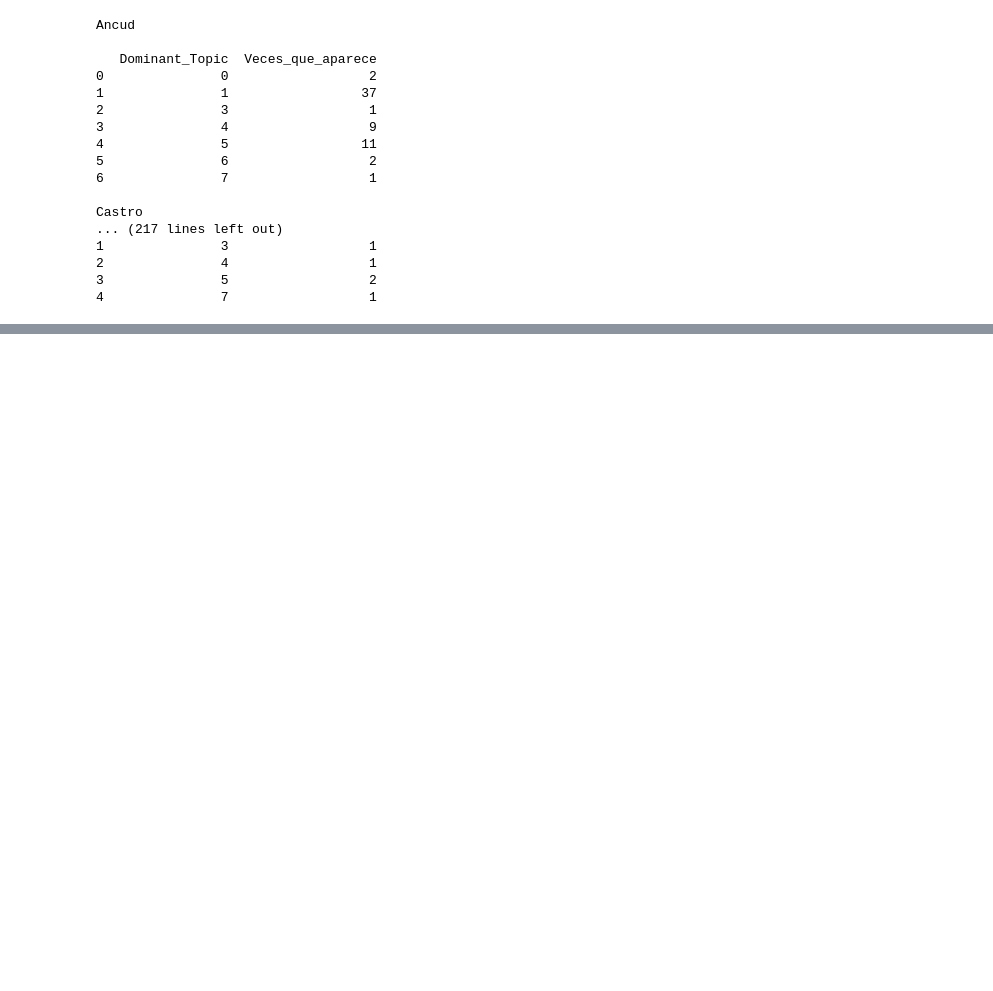
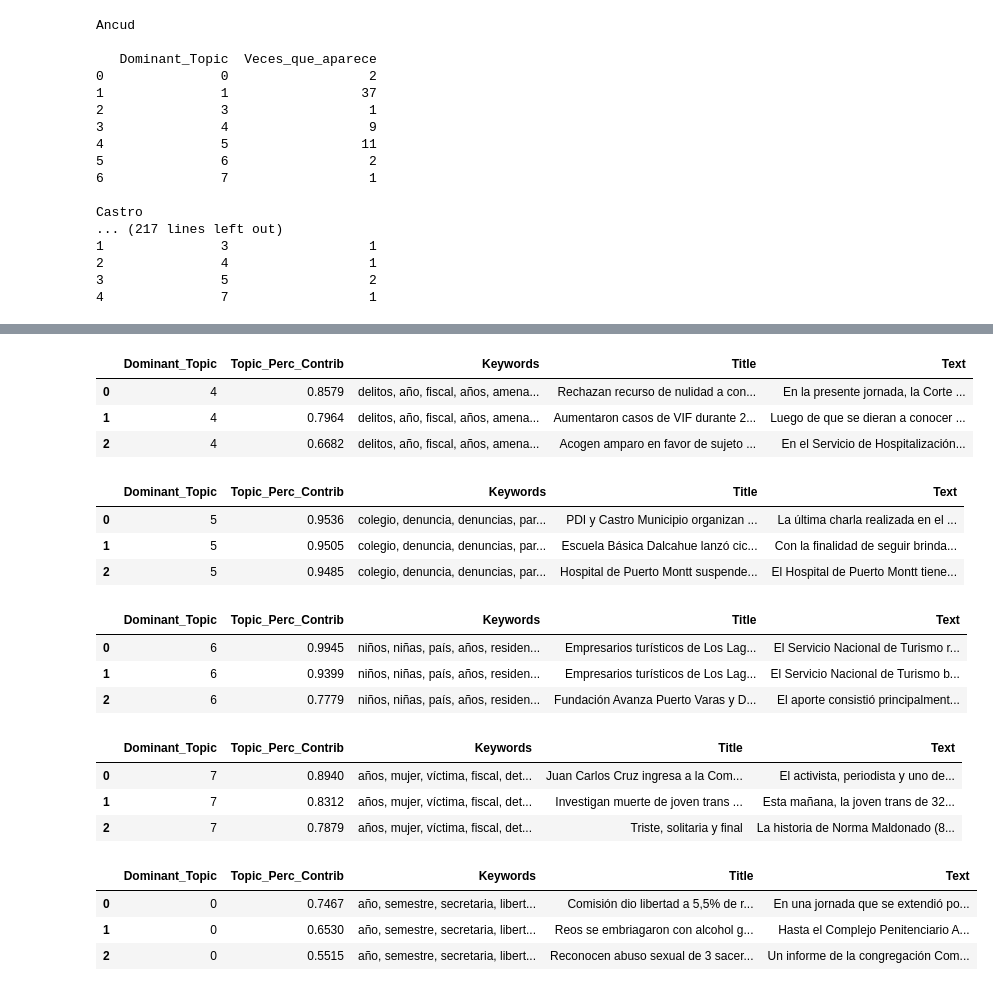
Before and after one commit to fernando479/discurso-de-los-medios-de-prensa, a Jupyter notebook: reporte2/ ¿Cuáles son los tópicos sobre la violencia de género?.ipynb, the cells around one changed output, grey strips where cells are left out. Cells and saved outputs as stored; diff of their text form; code cells hidden in the pictures; blank space fills up the shorter version.

Commit message:
noticia relevante topico 0

```diff
--- a/reporte2/ ¿Cuáles son los tópicos sobre la violencia de género?.ipynb
+++ b/reporte2/ ¿Cuáles son los tópicos sobre la violencia de género?.ipynb
@@ -594,0 +557,47 @@ result
+# %%
+
+result = sqldf("SELECT Dominant_Topic, Topic_Perc_contrib, Keywords, Title, Text FROM df_dominant_topic WHERE dominant_topic=4.0 ORDER BY Topic_Perc_Contrib DESC LIMIT 3")
+result
+# %% [output]
+|  | Dominant_Topic | Topic_Perc_Contrib | Keywords | Title | Text |
+| 0 | 4 | 0.8579 | delitos, año, fiscal, años, amena... | Rechazan recurso de nulidad a con... | En la presente jornada, la Corte ... |
+| 1 | 4 | 0.7964 | delitos, año, fiscal, años, amena... | Aumentaron casos de VIF durante 2... | Luego de que se dieran a conocer ... |
+| 2 | 4 | 0.6682 | delitos, año, fiscal, años, amena... | Acogen amparo en favor de sujeto ... | En el Servicio de Hospitalización... |
+# %%
+
+
+result = sqldf("SELECT Dominant_Topic, Topic_Perc_contrib, Keywords, Title, Text FROM df_dominant_topic WHERE dominant_topic=5.0 ORDER BY Topic_Perc_Contrib DESC LIMIT 3")
+result
+# %% [output]
+|  | Dominant_Topic | Topic_Perc_Contrib | Keywords | Title | Text |
+| 0 | 5 | 0.9536 | colegio, denuncia, denuncias, par... | PDI y Castro Municipio organizan ... | La última charla realizada en el ... |
+| 1 | 5 | 0.9505 | colegio, denuncia, denuncias, par... | Escuela Básica Dalcahue lanzó cic... | Con la finalidad de seguir brinda... |
+| 2 | 5 | 0.9485 | colegio, denuncia, denuncias, par... | Hospital de Puerto Montt suspende... | El Hospital de Puerto Montt tiene... |
+# %%
+
+result = sqldf("SELECT Dominant_Topic, Topic_Perc_contrib, Keywords, Title, Text FROM df_dominant_topic WHERE dominant_topic=6.0 ORDER BY Topic_Perc_Contrib DESC LIMIT 3")
+result
+# %% [output]
+|  | Dominant_Topic | Topic_Perc_Contrib | Keywords | Title | Text |
+| 0 | 6 | 0.9945 | niños, niñas, país, años, residen... | Empresarios turísticos de Los Lag... | El Servicio Nacional de Turismo r... |
+| 1 | 6 | 0.9399 | niños, niñas, país, años, residen... | Empresarios turísticos de Los Lag... | El Servicio Nacional de Turismo b... |
+| 2 | 6 | 0.7779 | niños, niñas, país, años, residen... | Fundación Avanza Puerto Varas y D... | El aporte consistió principalment... |
+# %%
+
+
+result = sqldf("SELECT Dominant_Topic, Topic_Perc_contrib, Keywords, Title, Text FROM df_dominant_topic WHERE dominant_topic=7.0 ORDER BY Topic_Perc_Contrib DESC LIMIT 3")
+result
+# %% [output]
+|  | Dominant_Topic | Topic_Perc_Contrib | Keywords | Title | Text |
+| 0 | 7 | 0.8940 | años, mujer, víctima, fiscal, det... | Juan Carlos Cruz ingresa a la Com... | El activista, periodista y uno de... |
+| 1 | 7 | 0.8312 | años, mujer, víctima, fiscal, det... | Investigan muerte de joven trans ... | Esta mañana, la joven trans de 32... |
+| 2 | 7 | 0.7879 | años, mujer, víctima, fiscal, det... | Triste, solitaria y final | La historia de Norma Maldonado (8... |
+# %%
+
+result = sqldf("SELECT Dominant_Topic, Topic_Perc_contrib, Keywords, Title, Text FROM df_dominant_topic WHERE dominant_topic=0.0 ORDER BY Topic_Perc_Contrib DESC LIMIT 3")
+result
+# %% [output]
+|  | Dominant_Topic | Topic_Perc_Contrib | Keywords | Title | Text |
+| 0 | 0 | 0.7467 | año, semestre, secretaria, libert... | Comisión dio libertad a 5,5% de r... | En una jornada que se extendió po... |
+| 1 | 0 | 0.6530 | año, semestre, secretaria, libert... | Reos se embriagaron con alcohol g... | Hasta el Complejo Penitenciario A... |
+| 2 | 0 | 0.5515 | año, semestre, secretaria, libert... | Reconocen abuso sexual de 3 sacer... | Un informe de la congregación Com... |
```
Also changed, not shown: parts of 24 cells of this notebook.
